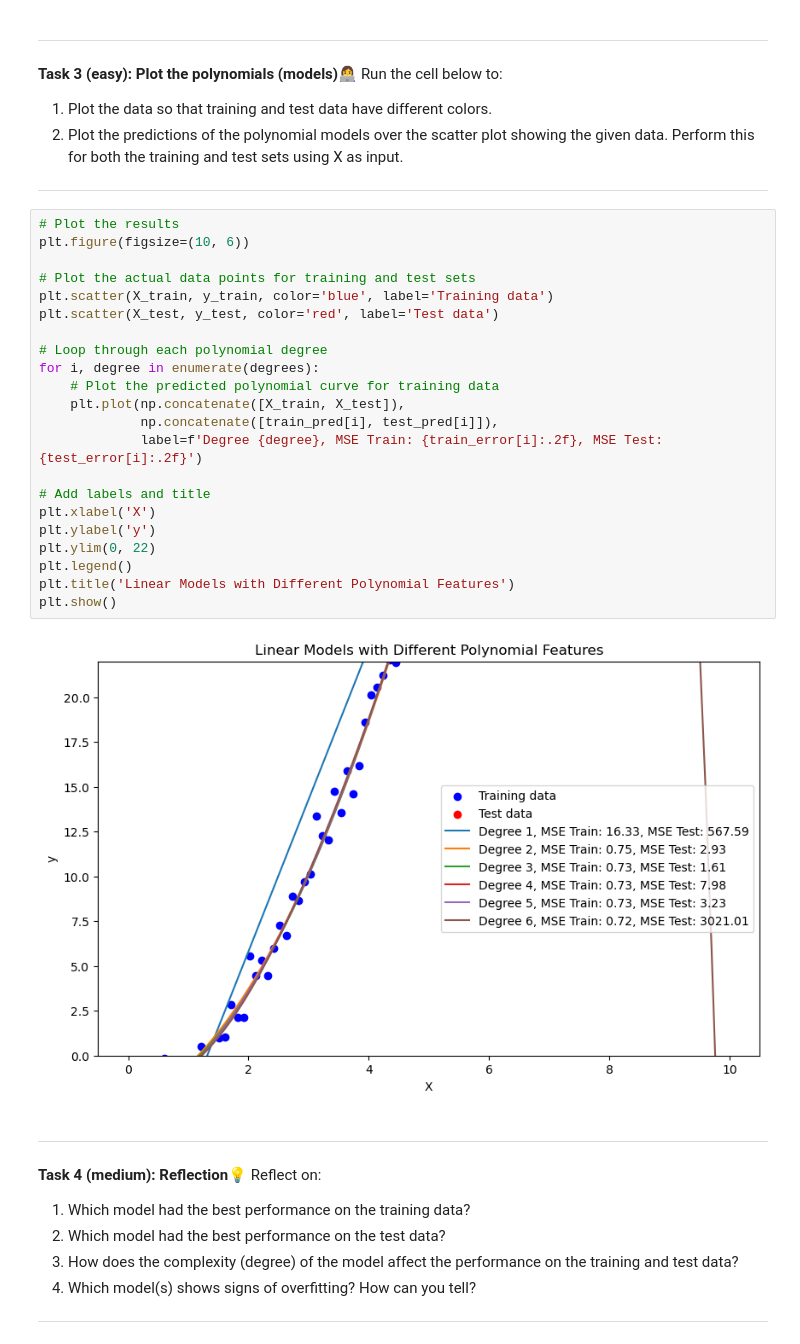
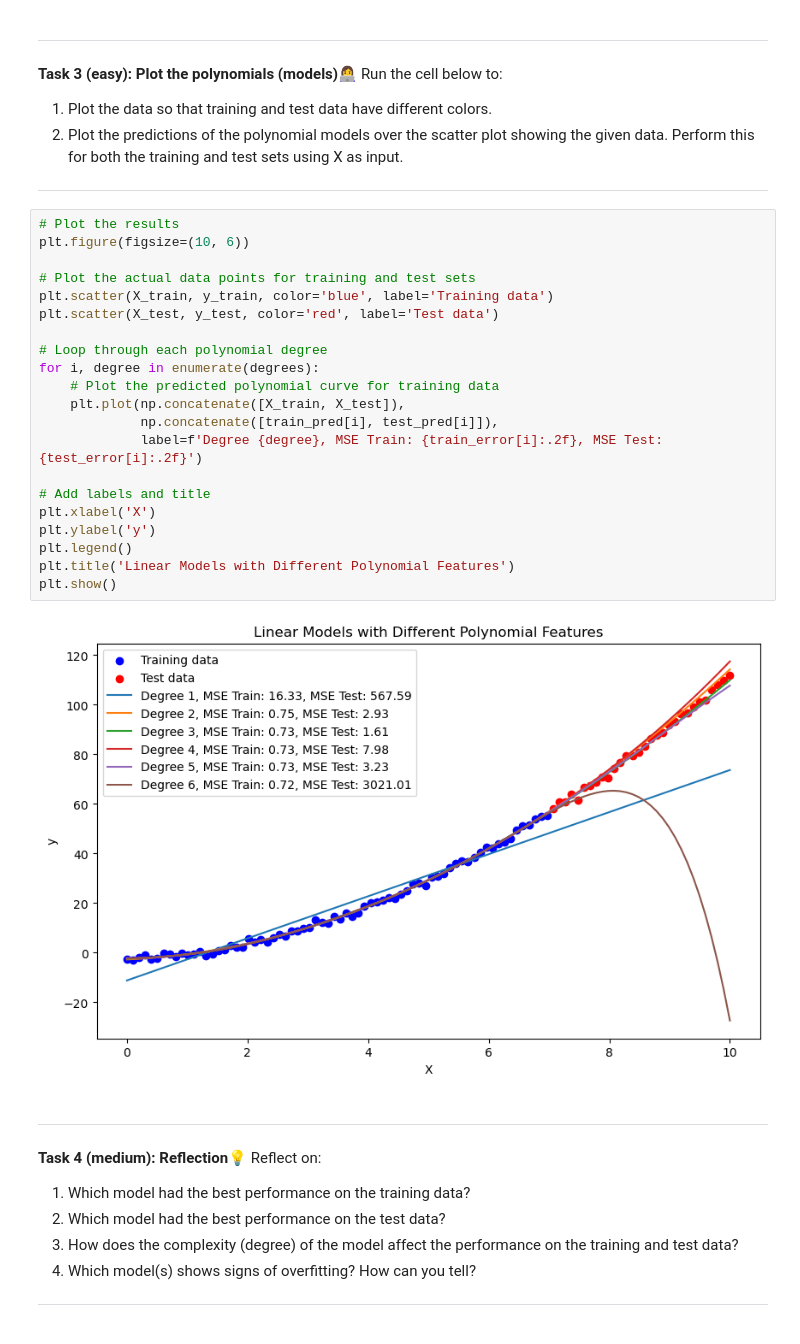
Before and after one commit to Grumlebob/MachineLearning2024, a Jupyter notebook: Exercises/vscode/W07/02-model_complexity.ipynb, the cells around one changed output. Drawn from its saved outputs; the diff is of its cells as text.

```diff
--- a/Exercises/vscode/W07/02-model_complexity.ipynb
+++ b/Exercises/vscode/W07/02-model_complexity.ipynb
@@ -250,27 +250,26 @@ Run the cell below to:
 # %%
 # Plot the results
 plt.figure(figsize=(10, 6))
 
 # Plot the actual data points for training and test sets
 plt.scatter(X_train, y_train, color='blue', label='Training data')
 plt.scatter(X_test, y_test, color='red', label='Test data')
 
 # Loop through each polynomial degree
 for i, degree in enumerate(degrees):
     # Plot the predicted polynomial curve for training data
     plt.plot(np.concatenate([X_train, X_test]),
              np.concatenate([train_pred[i], test_pred[i]]),
              label=f'Degree {degree}, MSE Train: {train_error[i]:.2f}, MSE Test: {test_error[i]:.2f}')
 
 # Add labels and title
 plt.xlabel('X')
 plt.ylabel('y')
-plt.ylim(0, 22)
 plt.legend()
 plt.title('Linear Models with Different Polynomial Features')
 plt.show()
 # %% [output]
-[figure, old version]
+[figure, new version]
 # %% [markdown]
 
 ---
```
Also changed, not shown: 6 other files.
